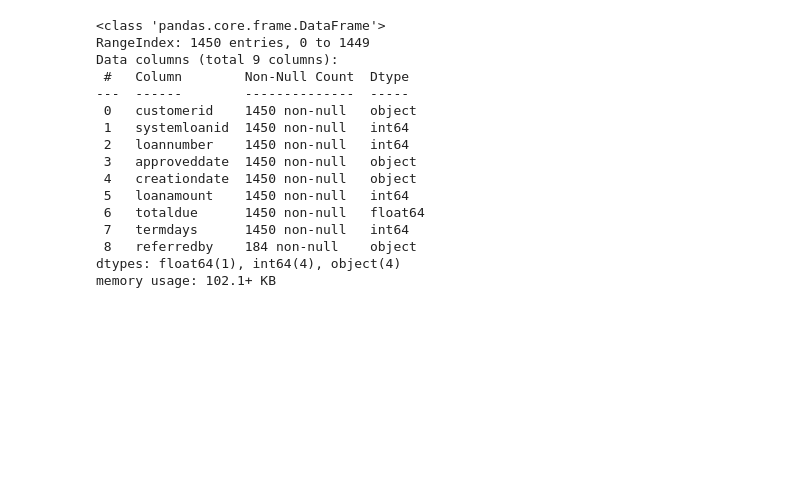
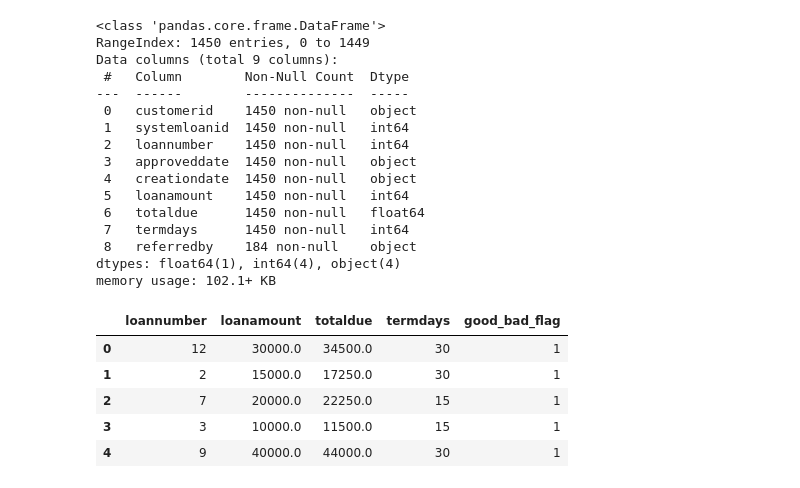
Before and after one commit to ajvilleg/teach-zindi-loan-default-prediction-challenge, a Jupyter notebook: loan_default_prediction.ipynb, the cells around one changed output. Cells and saved outputs as stored; diff of their text form; code cells hidden in the pictures; blank space fills up the shorter version.

```diff
--- a/loan_default_prediction.ipynb
+++ b/loan_default_prediction.ipynb
@@ -114,0 +117,9 @@ memory usage: 102.1+ KB
+# %%
+train_df.head()
+# %% [output]
+|  | loannumber | loanamount | totaldue | termdays | good_bad_flag |
+| 0 | 12 | 30000.0 | 34500.0 | 30 | 1 |
+| 1 | 2 | 15000.0 | 17250.0 | 30 | 1 |
+| 2 | 7 | 20000.0 | 22250.0 | 15 | 1 |
+| 3 | 3 | 10000.0 | 11500.0 | 15 | 1 |
+| 4 | 9 | 40000.0 | 44000.0 | 30 | 1 |
```
Also changed, not shown: parts of 20 cells of this notebook.
